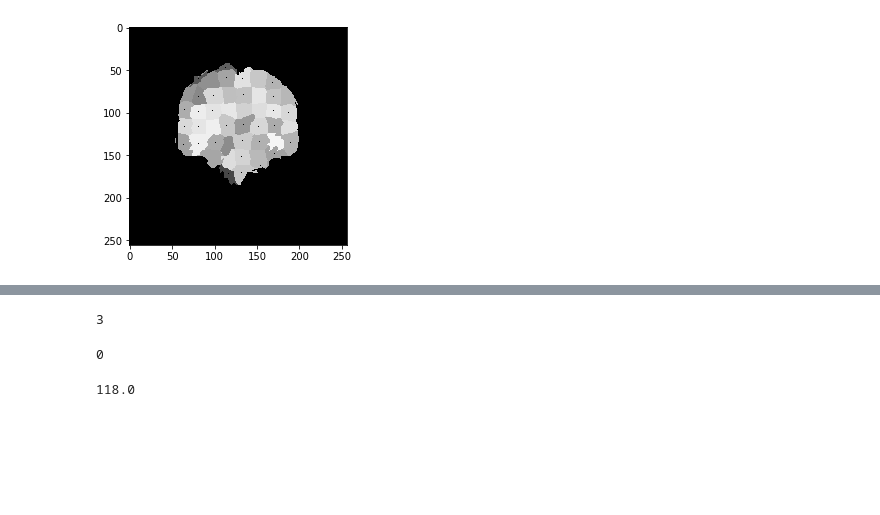
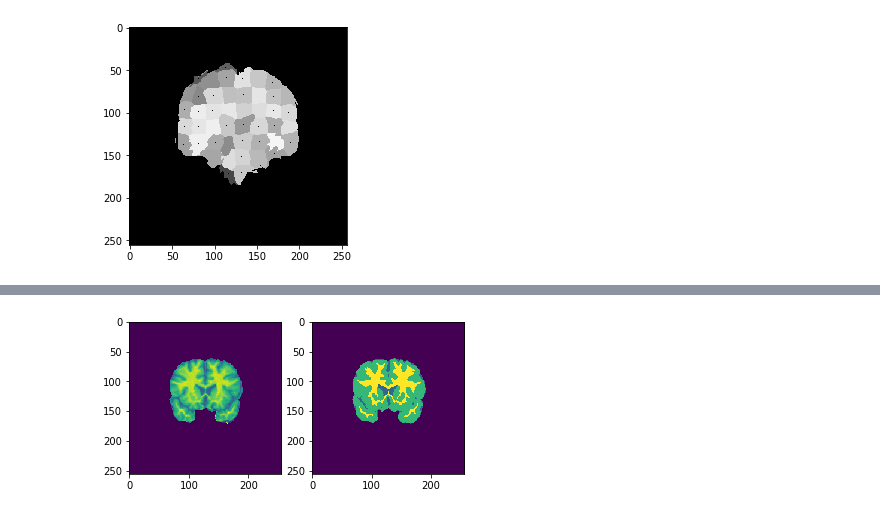
Before and after one commit to Tung-I/Brain_GCN, a Jupyter notebook: super_voxel.ipynb, the cells around one changed output, grey strips where cells are left out. Cells and saved outputs as stored; diff of their text form; code cells hidden in the pictures; blank space fills up the shorter version.

```diff
--- a/super_voxel.ipynb
+++ b/super_voxel.ipynb
@@ -362,14 +322,13 @@ label = nib.load('/home/tony/Documents/IBSR_preprocessed_2d/IBSR_01/label_80.nii
-# %%
-label.max()
-# %% [output]
-3
-# %%
-label.min()
-# %% [output]
-0
-# %%
-image = nib.load('/home/tony/Documents/IBSR_preprocessed_2d/IBSR_02/image_50.nii.gz').get_data().astype(np.float32)
-# %%
-image.max()
-# %% [output]
-118.0
+# %%
+image = nib.load('/home/tony/Documents/IBSR_preprocessed_2d/IBSR_01/image_80.nii.gz').get_data().astype(np.float32)
+label = nib.load('/home/tony/Documents/IBSR_preprocessed_2d/IBSR_01/label_80.nii.gz').get_data().astype(np.int64)
+plt.subplot(121)
+plt.imshow(image)
+plt.subplot(122)
+plt.imshow(label)
+image = max_min_normalize(image)
+image = np.expand_dims(image, axis=2)
+image = np.concatenate((image, image, image), 2)
+segments = slic(image.astype('double'), n_segments=2000, compactness=20)
+# %% [output]
+[figure, added]
```
Also changed, not shown: parts of 17 cells of this notebook, 7 other files.
